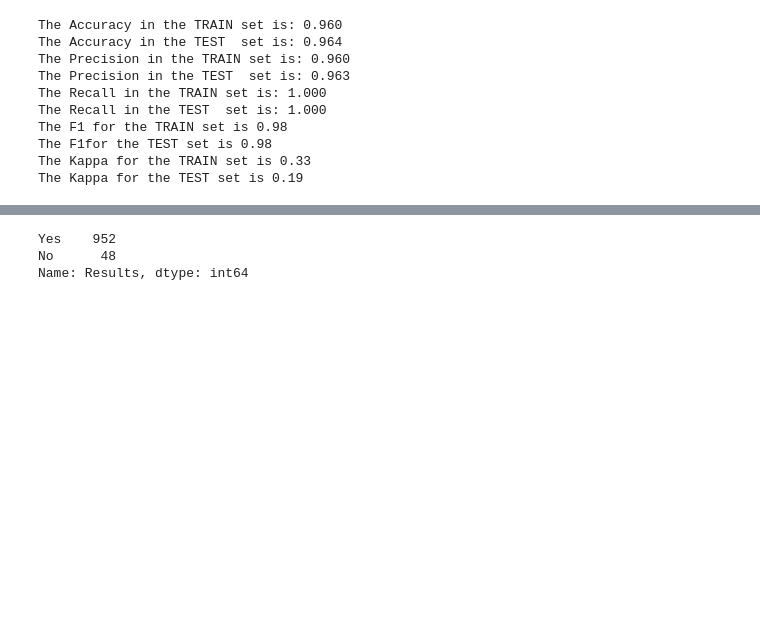
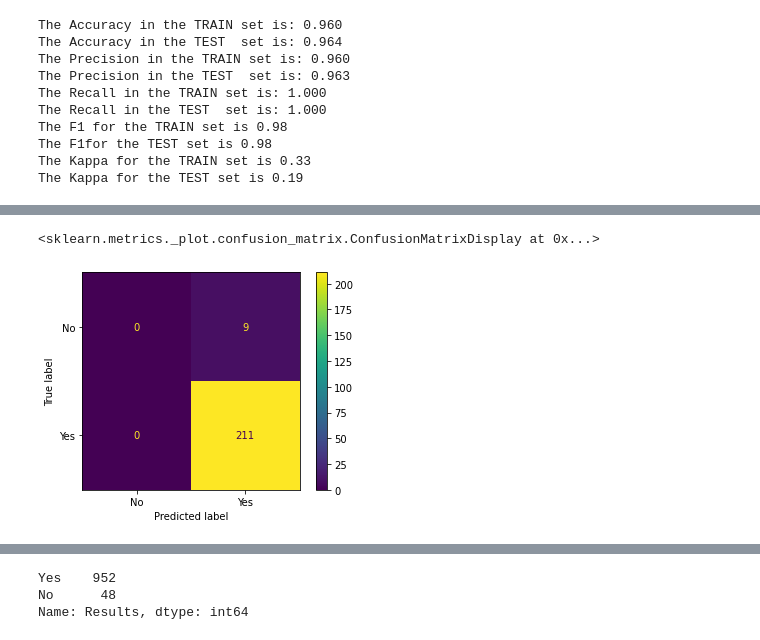
Before and after one commit to Alfon22A/Predictions-Logistic-Regression, a Jupyter notebook: Solution.ipynb, the cells around one changed output, grey strips where cells are left out. Saved outputs shown, nothing was run; the diff lists cells and outputs as text; code cells hidden in the pictures; blank space fills up the shorter version.

```diff
--- a/Solution.ipynb
+++ b/Solution.ipynb
@@ -582,0 +743,3 @@ x_test_norm
+# %%
+x_test_norm2 = pd.concat([x_test_num_minmax, x_test_cat_norm], axis = 1)
+x_test_norm2
@@ -598,0 +791,3 @@ classification.score(x_test_norm, y_test)
+# %%
+y_test_pred2 = classification2.predict(x_test_norm2)
+classification2.score(x_test_norm2, y_test)
@@ -636,0 +845,7 @@ The Kappa for the TEST set is 0.19
+# %%
+cm_test = confusion_matrix(y_test, y_test_pred2)
+disp = ConfusionMatrixDisplay(cm_test,display_labels=classification2.classes_);
+disp.plot()
+# %% [output]
+<sklearn.metrics._plot.confusion_matrix.ConfusionMatrixDisplay at 0x...>
+[figure, added]
```
Also changed, not shown: parts of 38 cells of this notebook.
